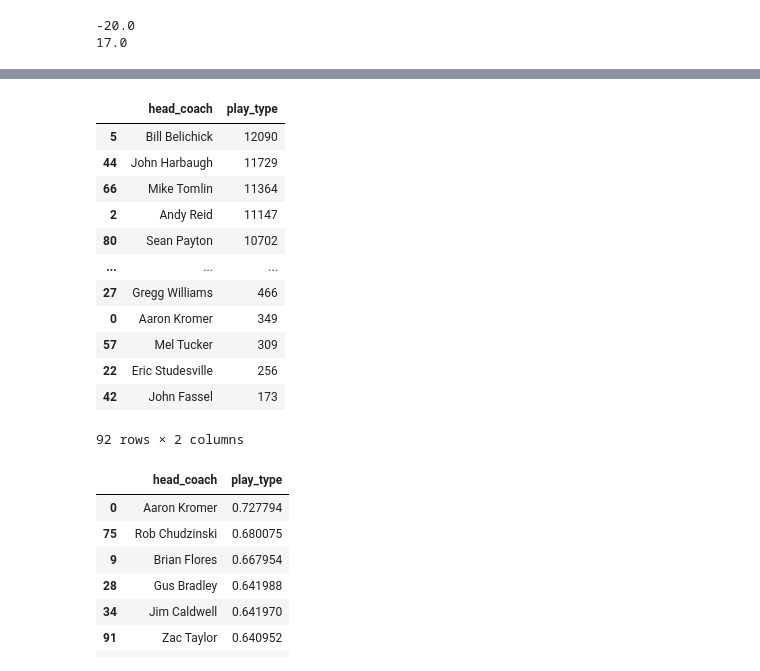
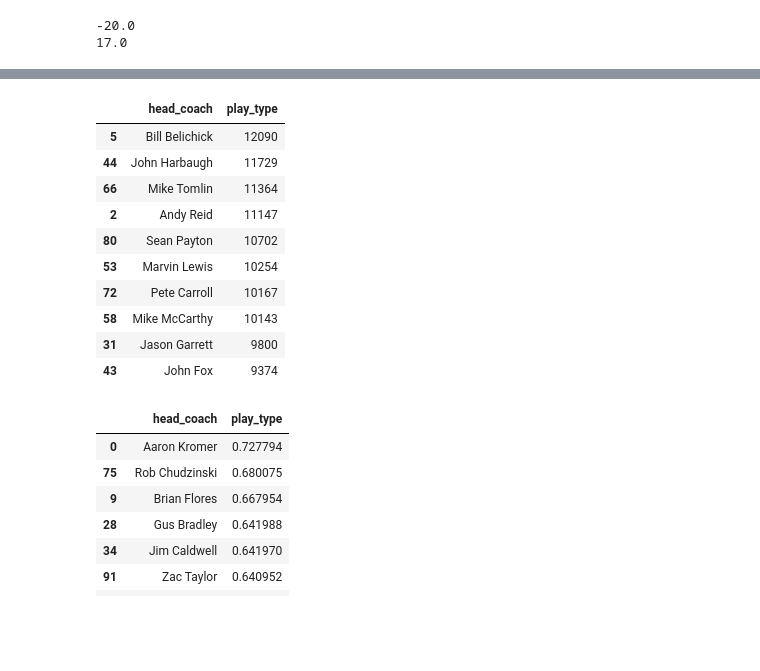
Before and after one commit to btatkinson/pass_exp, a Jupyter notebook: nfl_pass_exp.ipynb, the cells around one changed output, grey strips where cells are left out. Drawn from its saved outputs; the diff is of its cells as text; code cells hidden in the pictures; blank space fills up the shorter version.

```diff
--- a/nfl_pass_exp.ipynb
+++ b/nfl_pass_exp.ipynb
@@ -575,19 +579,17 @@ plt.show()
 # %%
 # coach game count
 data = pbp[['head_coach','score_differential','play_type']]
 
-data.groupby(['head_coach'])['play_type'].count().reset_index().sort_values(by=['play_type'],ascending=False)
+data.groupby(['head_coach'])['play_type'].count().reset_index().sort_values(by=['play_type'],ascending=False).head(10)
 # %% [output]
 |  | head_coach | play_type |
 | 5 | Bill Belichick | 12090 |
 | 44 | John Harbaugh | 11729 |
 | 66 | Mike Tomlin | 11364 |
 | 2 | Andy Reid | 11147 |
 | 80 | Sean Payton | 10702 |
-| ... | ... | ... |
-| 27 | Gregg Williams | 466 |
-| 0 | Aaron Kromer | 349 |
-| 57 | Mel Tucker | 309 |
-| 22 | Eric Studesville | 256 |
-| 42 | John Fassel | 173 |
+| 53 | Marvin Lewis | 10254 |
+| 72 | Pete Carroll | 10167 |
+| 58 | Mike McCarthy | 10143 |
+| 31 | Jason Garrett | 9800 |
+| 43 | John Fox | 9374 |
-92 rows × 2 columns
```
Also changed, not shown: parts of 32 cells of this notebook.
